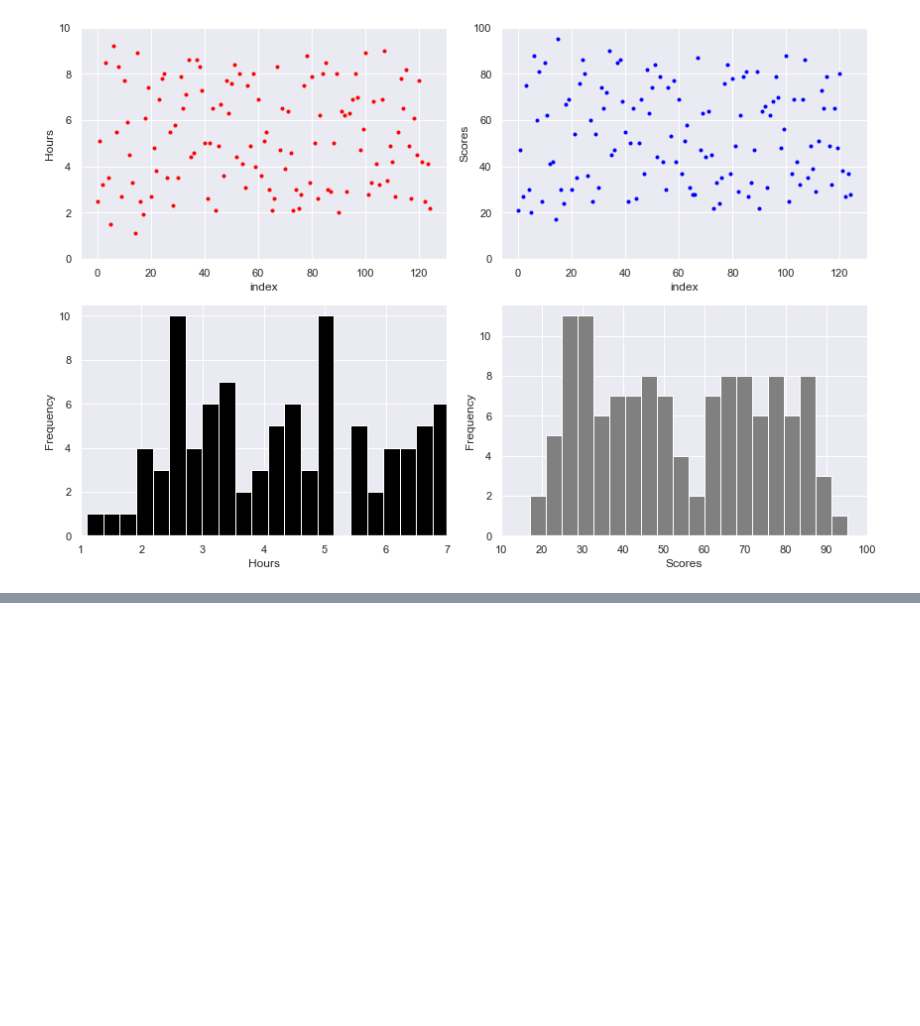
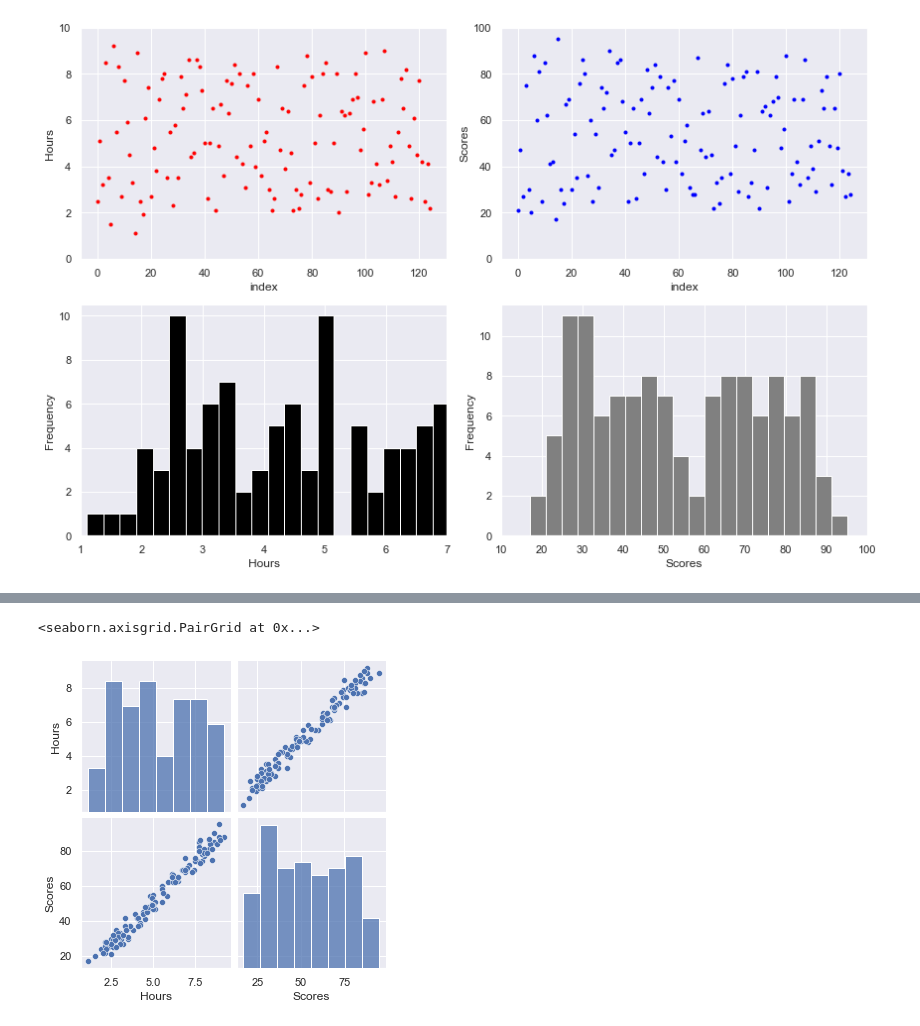
Before and after one commit to akshat-rawat/18CSE398J_MachineLearning, a Jupyter notebook: LinearRegression/Data_Exploration.ipynb, the cells around one changed output, grey strips where cells are left out. Saved outputs shown, nothing was run; the diff lists cells and outputs as text; code cells hidden in the pictures; blank space fills up the shorter version.

```diff
--- a/LinearRegression/Data_Exploration.ipynb
+++ b/LinearRegression/Data_Exploration.ipynb
@@ -244,0 +255,5 @@ fig.tight_layout()
+# %%
+sns.pairplot(df)
+# %% [output]
+<seaborn.axisgrid.PairGrid at 0x...>
+[figure, added]
```
Also changed, not shown: parts of 2 cells of this notebook, 1 other file.
